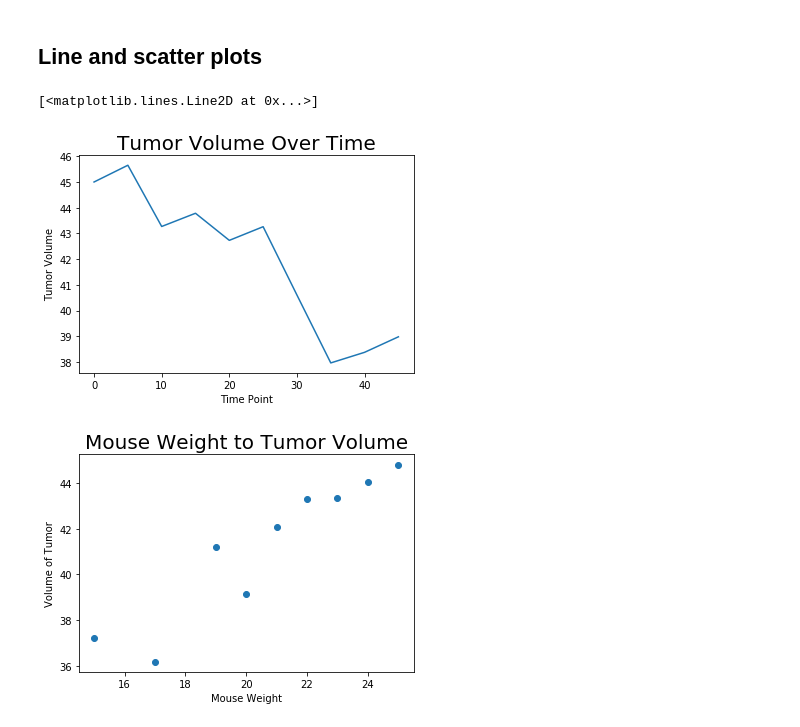
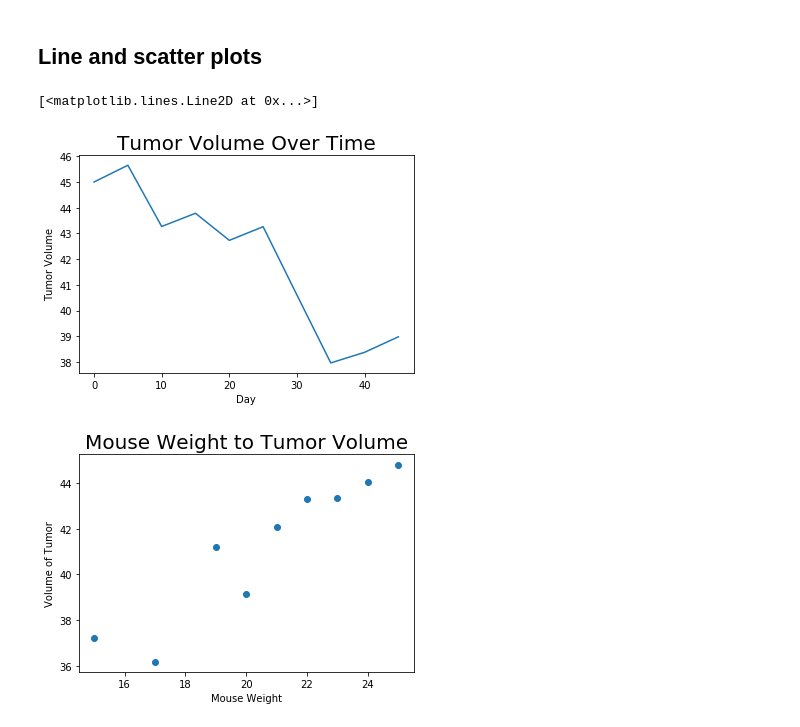
Before and after one commit to Skippy5/Matplotlib-Challenge, a Jupyter notebook: pymaceuticals_Hobba_Solved.ipynb, the cells around one changed output. Drawn from its saved outputs; the diff is of its cells as text; code cells hidden in the pictures.

```diff
--- a/pymaceuticals_Hobba_Solved.ipynb
+++ b/pymaceuticals_Hobba_Solved.ipynb
@@ -328,17 +333,17 @@ plt.show()
 # %%
 # Generate a line plot of time point versus tumor volume for a mouse treated with Capomulin
 # Looked at excel to determine a mouse that had all data points and was part of the Cap trial
 Mouse_Num = ["b128"]
 Mouse_Trial_Result = Promising_Regimens_clean_sorted[Promising_Regimens_clean_sorted["Mouse_ID"].isin(Mouse_Num)]
 
 plt.title("Tumor Volume Over Time", fontsize=20)
-plt.xlabel("Time Point", fontsize=10)
+plt.xlabel("Day", fontsize=10)
 plt.ylabel("Tumor Volume", fontsize=10)
 
 plt.plot(Mouse_Trial_Result["Timepoint"],Mouse_Trial_Result["Tumor_Volume_(mm3)"])
 # %% [output]
 [<matplotlib.lines.Line2D at 0x...>]
-[figure, old version]
+[figure, new version]
 # %%
 # Generate a scatter plot of mouse weight versus average tumor volume for the Capomulin regimen
 Weight_Vol_Trial_Drug = ["Capomulin"]
```
Also changed, not shown: parts of 3 cells of this notebook.
